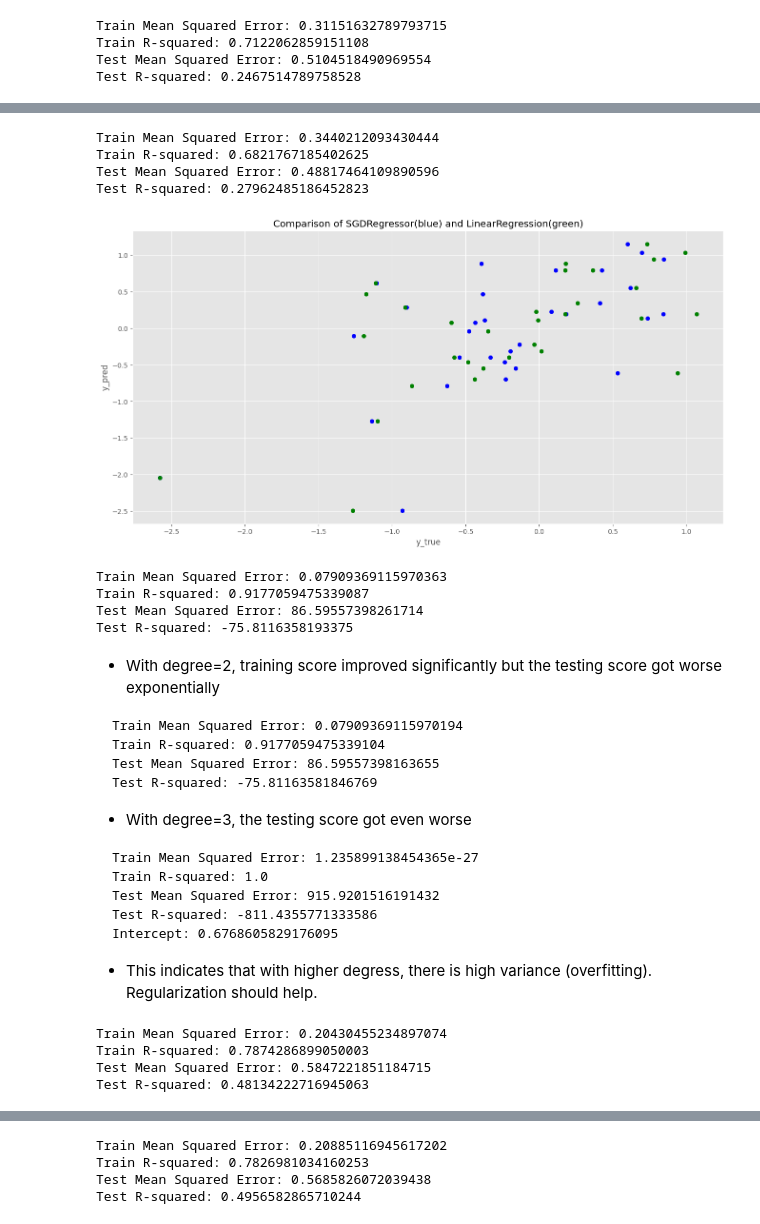
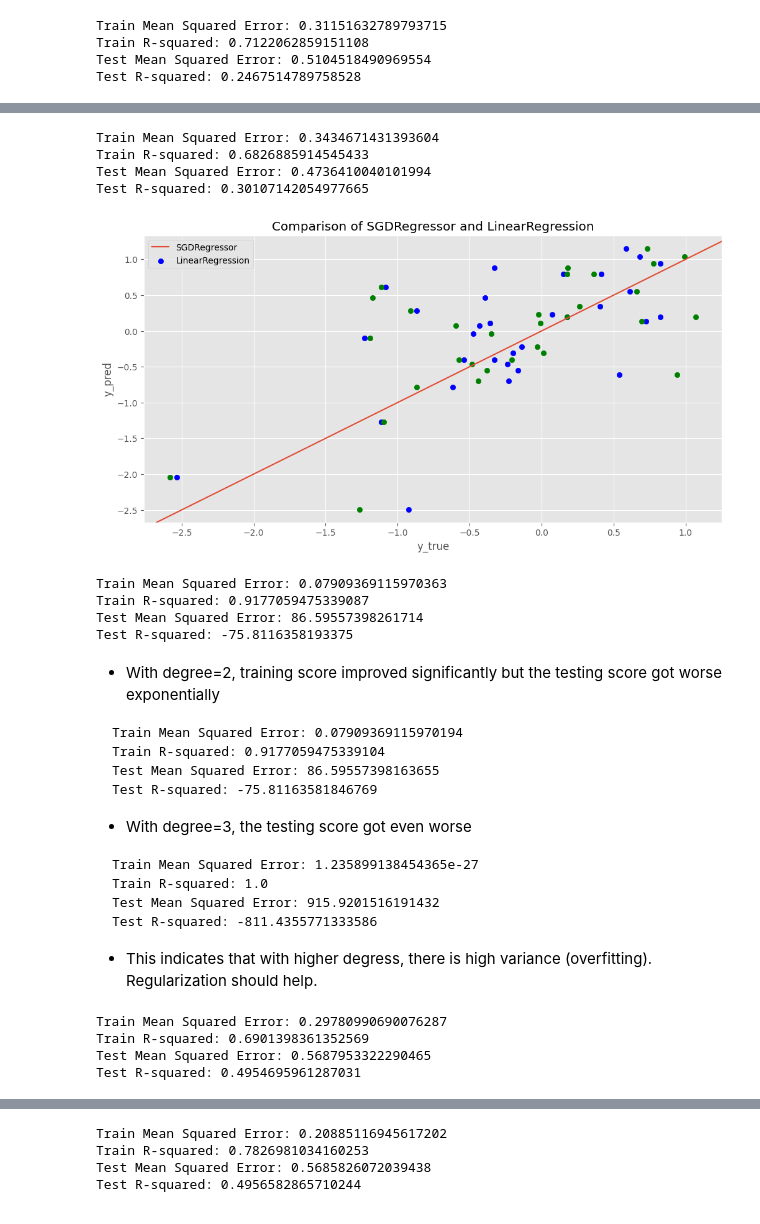
Before and after one commit to sushpath/SolarOutputPredictions, a Jupyter notebook: SolarOpPrediction-LinearRegression.ipynb, the cells around one changed output, grey strips where cells are left out. Drawn from its saved outputs; the diff is of its cells as text; code cells hidden in the pictures.

````diff
--- a/SolarOpPrediction-LinearRegression.ipynb
+++ b/SolarOpPrediction-LinearRegression.ipynb
@@ -421,3 +374,11 @@ Train Mean Squared Error: 0.31151632789793715
 Train R-squared: 0.7122062859151108
 Test Mean Squared Error: 0.5104518490969554
 Test R-squared: 0.2467514789758528
+# %%
+splits = [0.1 , 0.3, 0.2]
+for split in splits:
+    print(f"-- Current split: {split}")
+    X_train, X_test, y_train, y_test = train_test_split(X, y, test_size=split, random_state=12)
+    model = LinearRegression()
+    model.fit(X_train, y_train)
+    metrics, y_train_pred, y_test_pred = predict_and_eval(model, X_train, y_train, X_test, y_test)
@@ -507,23 +455,26 @@ Test R-squared: 0.29095738370602253
 # %%
-sgd_reg = SGDRegressor(random_state=42, max_iter=1000)
+sgd_reg = SGDRegressor(random_state=0, max_iter=100)
 sgd_reg.fit(X_train, y_train)
 
 sgd_metrics, sgd_y_train_pred, sgd_y_test_pred = predict_and_eval(sgd_reg, X_train, y_train, X_test, y_test)
 # %% [output]
-Train Mean Squared Error: 0.3440212093430444
-Train R-squared: 0.6821767185402625
-Test Mean Squared Error: 0.48817464109890596
-Test R-squared: 0.27962485186452823
+Train Mean Squared Error: 0.3434671431393604
+Train R-squared: 0.6826885914545433
+Test Mean Squared Error: 0.4736410040101994
+Test R-squared: 0.30107142054977665
 # %%
 # Plot predictions vs output for test dataset
+ax = plt.subplot()
+ax.axline((0, 0), slope=1)
 plt.scatter(sgd_y_test_pred, y_test,c= 'blue')
 plt.scatter(lin_y_test_pred, y_test,c= 'green')
 plt.xlabel('y_true')
 plt.ylabel('y_pred')
-plt.title('Comparison of SGDRegressor(blue) and LinearRegression(green)')
+plt.legend(['SGDRegressor', 'LinearRegression'])
+plt.title('Comparison of SGDRegressor and LinearRegression')
 plt.show()
 # %% [output]
-[figure, old version]
+[figure, new version]
 # %%
 # It seems the linear models have high bias(underfitting). Let's try adding more features using PolynomialFeatures
 poly = PolynomialFeatures(degree=2, include_bias=False, interaction_only=False)
@@ -553,19 +504,18 @@ Train Mean Squared Error: 1.235899138454365e-27
 Train R-squared: 1.0
 Test Mean Squared Error: 915.9201516191432
 Test R-squared: -811.4355771333586
-Intercept: 0.6768605829176095
 ```
 - This indicates that with higher degress, there is high variance (overfitting). Regularization should help.
 # %%
 # Let's try Ridge regressor where alpha (regularization factor) can be added
-ridge_poly_reg = Ridge(alpha=10, fit_intercept=True)
+ridge_poly_reg = Ridge(alpha=100, max_iter=100, fit_intercept=True)
 ridge_poly_reg.fit(X_poly_train, y_poly_train)
 ridge_poly_metrics, ridge_poly_y_train_pred, ridge_poly_y_test_pred = predict_and_eval(ridge_poly_reg, X_poly_train, y_poly_train, X_poly_test, y_poly_test)
 # %% [output]
-Train Mean Squared Error: 0.20430455234897074
-Train R-squared: 0.7874286899050003
-Test Mean Squared Error: 0.5847221851184715
-Test R-squared: 0.48134222716945063
+Train Mean Squared Error: 0.29780990690076287
+Train R-squared: 0.6901398361352569
+Test Mean Squared Error: 0.5687953322290465
+Test R-squared: 0.4954695961287031
 # %%
 plt.scatter(ridge_poly_y_test_pred, y_test,c= 'blue')
 ax = plt.subplot()
````
Also changed, not shown: parts of 49 cells of this notebook, 4 other files.
